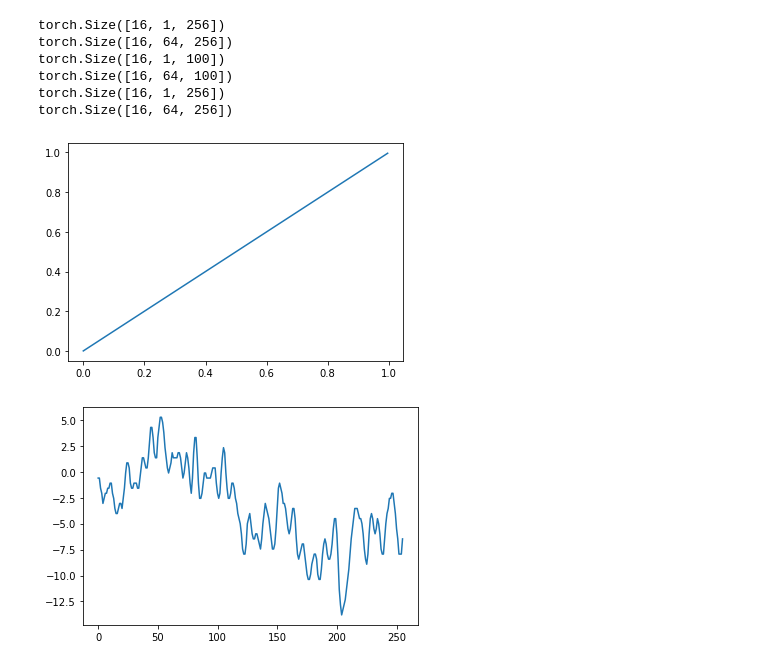
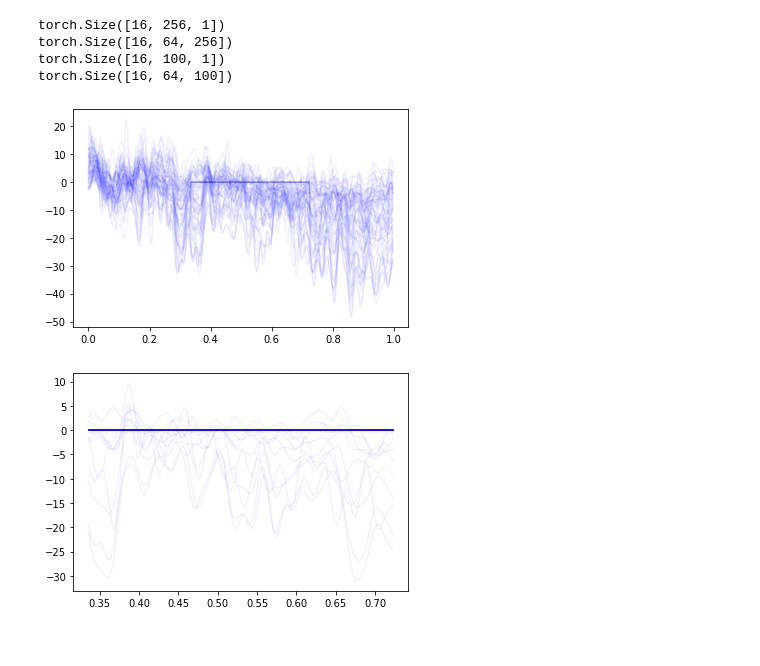
Before and after one commit to requeima/kernelcnp, a Jupyter notebook: notebooks/scratch-eeg.ipynb, the cells around one changed output. Drawn from its saved outputs; the diff is of its cells as text; code cells hidden in the pictures.

```diff
--- a/notebooks/scratch-eeg.ipynb
+++ b/notebooks/scratch-eeg.ipynb
@@ -8,30 +18,34 @@ train = EEGGenerator(split='train')
 valid = EEGGenerator(split='validation')
 # %%
 test = EEGGenerator(split='test')
-# %%
-for i, batch in enumerate(train):
-
-    print(batch['x_context'].shape)
-    print(batch['y_context'].shape)
-    print(batch['x_target'].shape)
-    print(batch['y_target'].shape)
-
-    print(batch['x'].shape)
-    print(batch['y'].shape)
-
-    plt.plot(batch['x_context'][0, 0, :], batch['x_context'][0, 0, :])
-    plt.show()
-
-    plt.plot(batch['y_context'][0, 0, :])
-    plt.show()
-
-    break
-# %% [output]
-torch.Size([16, 1, 256])
-torch.Size([16, 64, 256])
-torch.Size([16, 1, 100])
-torch.Size([16, 64, 100])
-torch.Size([16, 1, 256])
-torch.Size([16, 64, 256])
-[figure, removed]
-[figure, removed]
+# %%
+for batch in train:
+
+    print(batch['x_context'].shape)
+    print(batch['y_context'].shape)
+    print(batch['x_target'].shape)
+    print(batch['y_target'].shape)
+
+    for x, y in zip(batch['x_context'], batch['y_context']):
+
+        plt.plot(x[:, 0], y.T, color='blue', alpha=0.05)
+        plt.show()
+
+        break
+
+
+    for x, y in zip(batch['x_target'], batch['y_target']):
+
+        plt.plot(x[:, 0], y.T, color='blue', alpha=0.05)
+        plt.show()
+
+        break
+
+    break
+# %% [output]
+torch.Size([16, 256, 1])
+torch.Size([16, 64, 256])
+torch.Size([16, 100, 1])
+torch.Size([16, 64, 100])
+[figure, added]
+[figure, added]
```
Also changed, not shown: parts of 7 cells of this notebook, 6 other files.
